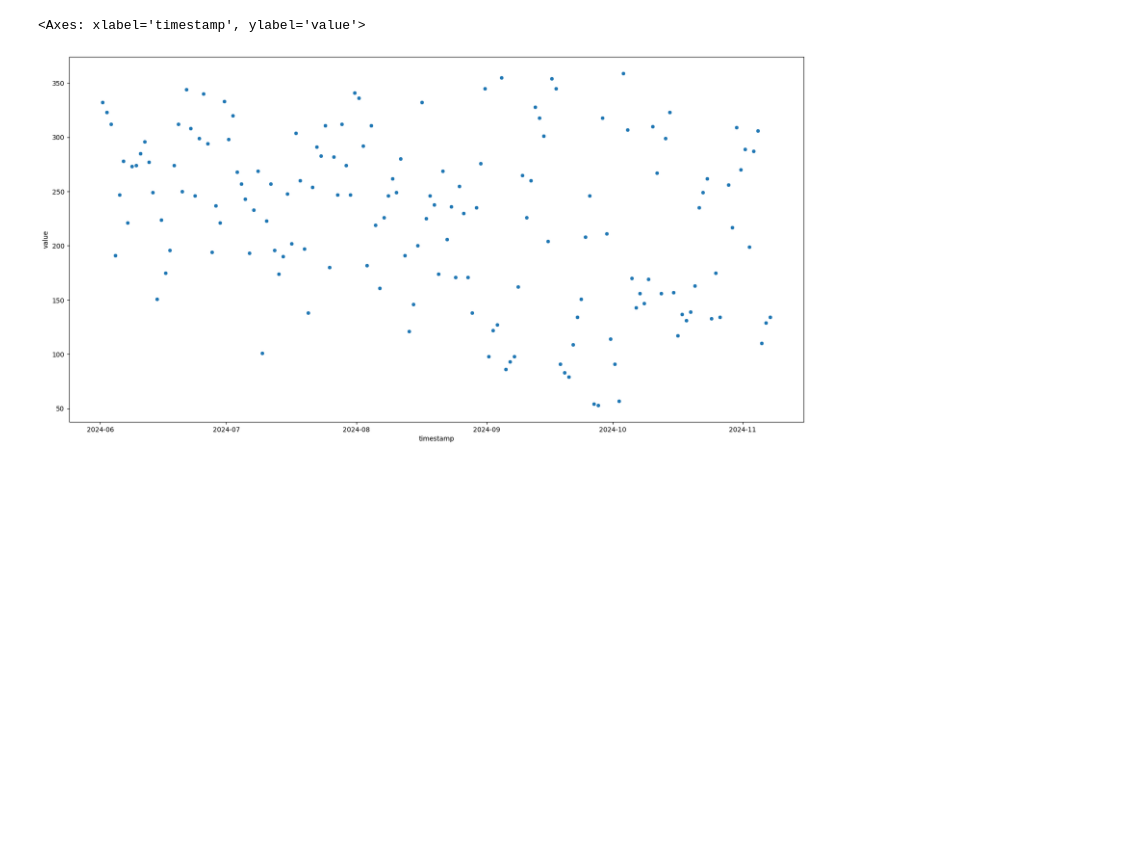
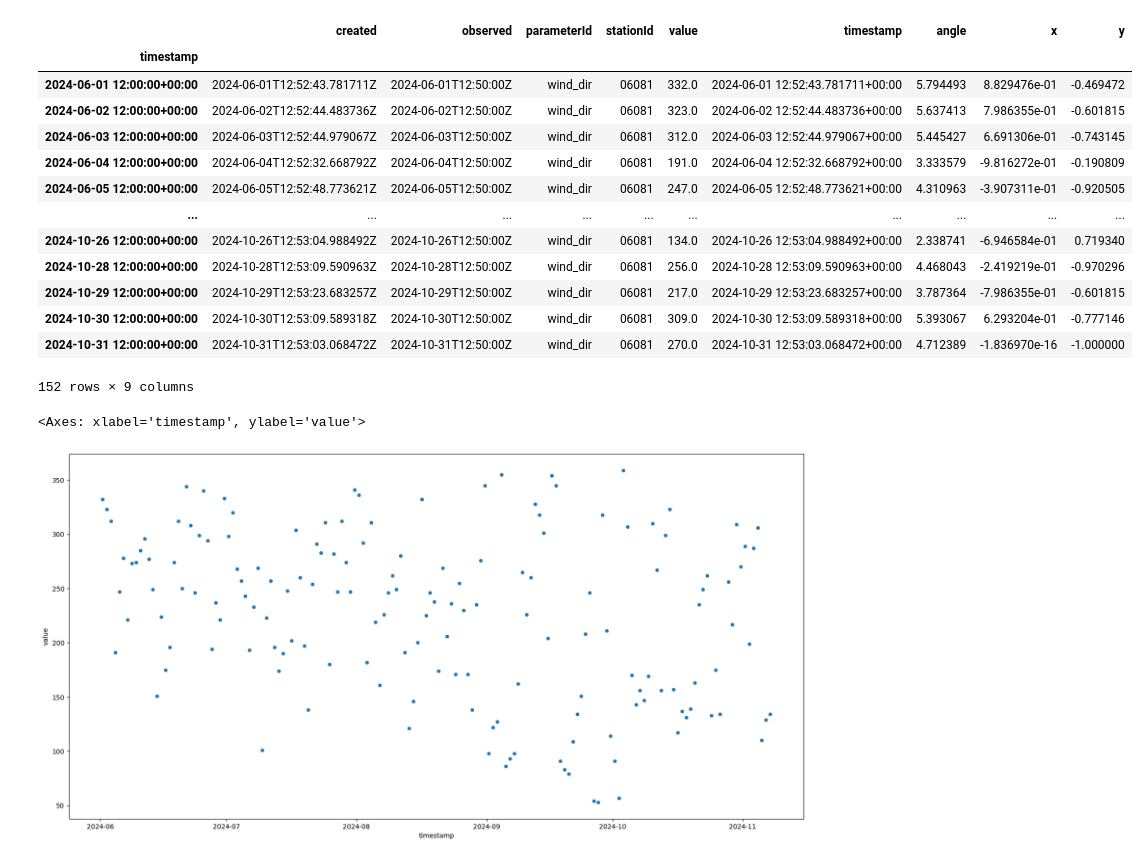
Before and after one commit to matthieubulte/meantesting, a Jupyter notebook: wind.ipynb, the cells around one changed output. Drawn from its saved outputs; the diff is of its cells as text; code cells hidden in the pictures; blank space fills up the shorter version.

```diff
--- a/wind.ipynb
+++ b/wind.ipynb
@@ -59,10 +77,28 @@ midday_df = (
         (df["timestamp"].dt.hour == 12)
         & (df["timestamp"].dt.year == 2024)
         & (df["timestamp"].dt.month >= 6)
+        & (df["timestamp"].dt.month < 11)
     ]
     .groupby(df["timestamp"].dt.floor("h"))
     .first()
 )
+# %%
+midday_df
+# %% [output]
+|  | created | observed | parameterId | stationId | value | timestamp | angle | x | y |
+| timestamp |  |  |  |  |  |  |  |  |  |
+| 2024-06-01 12:00:00+00:00 | 2024-06-01T12:52:43.781711Z | 2024-06-01T12:50:00Z | wind_dir | 06081 | 332.0 | 2024-06-01 12:52:43.781711+00:00 | 5.794493 | 8.829476e-01 | -0.469472 |
+| 2024-06-02 12:00:00+00:00 | 2024-06-02T12:52:44.483736Z | 2024-06-02T12:50:00Z | wind_dir | 06081 | 323.0 | 2024-06-02 12:52:44.483736+00:00 | 5.637413 | 7.986355e-01 | -0.601815 |
+| 2024-06-03 12:00:00+00:00 | 2024-06-03T12:52:44.979067Z | 2024-06-03T12:50:00Z | wind_dir | 06081 | 312.0 | 2024-06-03 12:52:44.979067+00:00 | 5.445427 | 6.691306e-01 | -0.743145 |
+| 2024-06-04 12:00:00+00:00 | 2024-06-04T12:52:32.668792Z | 2024-06-04T12:50:00Z | wind_dir | 06081 | 191.0 | 2024-06-04 12:52:32.668792+00:00 | 3.333579 | -9.816272e-01 | -0.190809 |
+| 2024-06-05 12:00:00+00:00 | 2024-06-05T12:52:48.773621Z | 2024-06-05T12:50:00Z | wind_dir | 06081 | 247.0 | 2024-06-05 12:52:48.773621+00:00 | 4.310963 | -3.907311e-01 | -0.920505 |
+| ... | ... | ... | ... | ... | ... | ... | ... | ... | ... |
+| 2024-10-26 12:00:00+00:00 | 2024-10-26T12:53:04.988492Z | 2024-10-26T12:50:00Z | wind_dir | 06081 | 134.0 | 2024-10-26 12:53:04.988492+00:00 | 2.338741 | -6.946584e-01 | 0.719340 |
+| 2024-10-28 12:00:00+00:00 | 2024-10-28T12:53:09.590963Z | 2024-10-28T12:50:00Z | wind_dir | 06081 | 256.0 | 2024-10-28 12:53:09.590963+00:00 | 4.468043 | -2.419219e-01 | -0.970296 |
+| 2024-10-29 12:00:00+00:00 | 2024-10-29T12:53:23.683257Z | 2024-10-29T12:50:00Z | wind_dir | 06081 | 217.0 | 2024-10-29 12:53:23.683257+00:00 | 3.787364 | -7.986355e-01 | -0.601815 |
+| 2024-10-30 12:00:00+00:00 | 2024-10-30T12:53:09.589318Z | 2024-10-30T12:50:00Z | wind_dir | 06081 | 309.0 | 2024-10-30 12:53:09.589318+00:00 | 5.393067 | 6.293204e-01 | -0.777146 |
+| 2024-10-31 12:00:00+00:00 | 2024-10-31T12:53:03.068472Z | 2024-10-31T12:50:00Z | wind_dir | 06081 | 270.0 | 2024-10-31 12:53:03.068472+00:00 | 4.712389 | -1.836970e-16 | -1.000000 |
+152 rows × 9 columns
 # %%
 plt.figure(figsize=(20, 10))
 sns.scatterplot(midday_df, x="timestamp", y="value")
```
Also changed, not shown: parts of 6 cells of this notebook, 7 other files.
